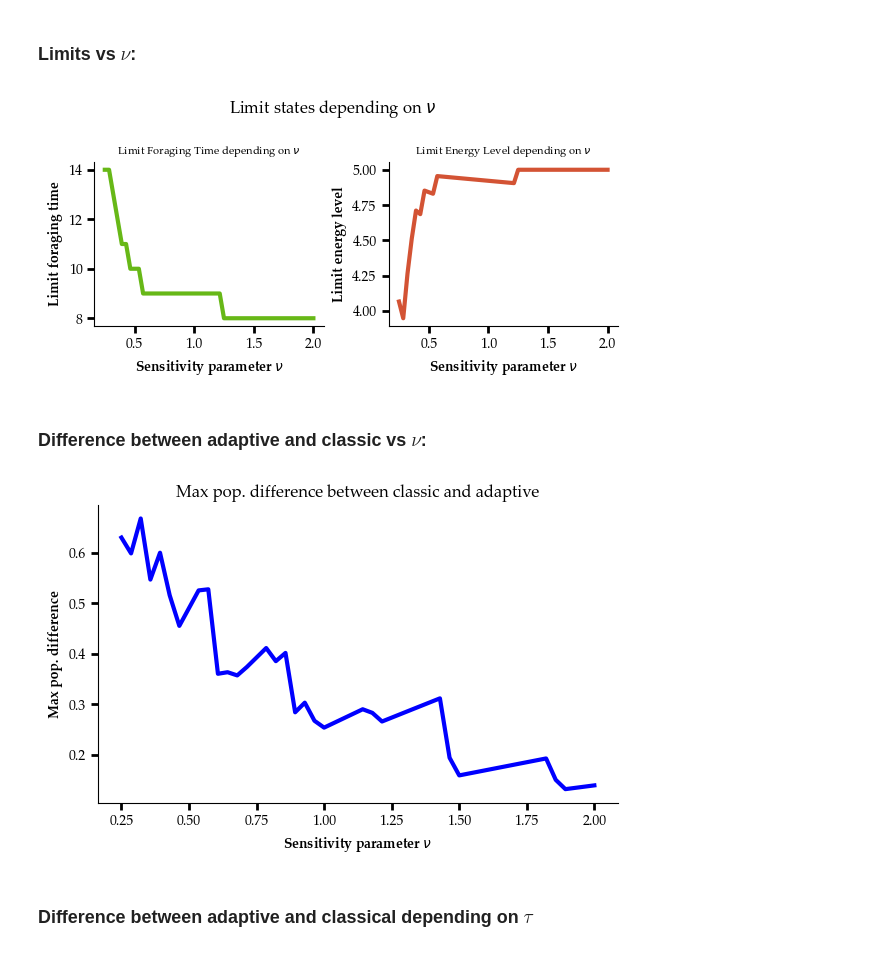
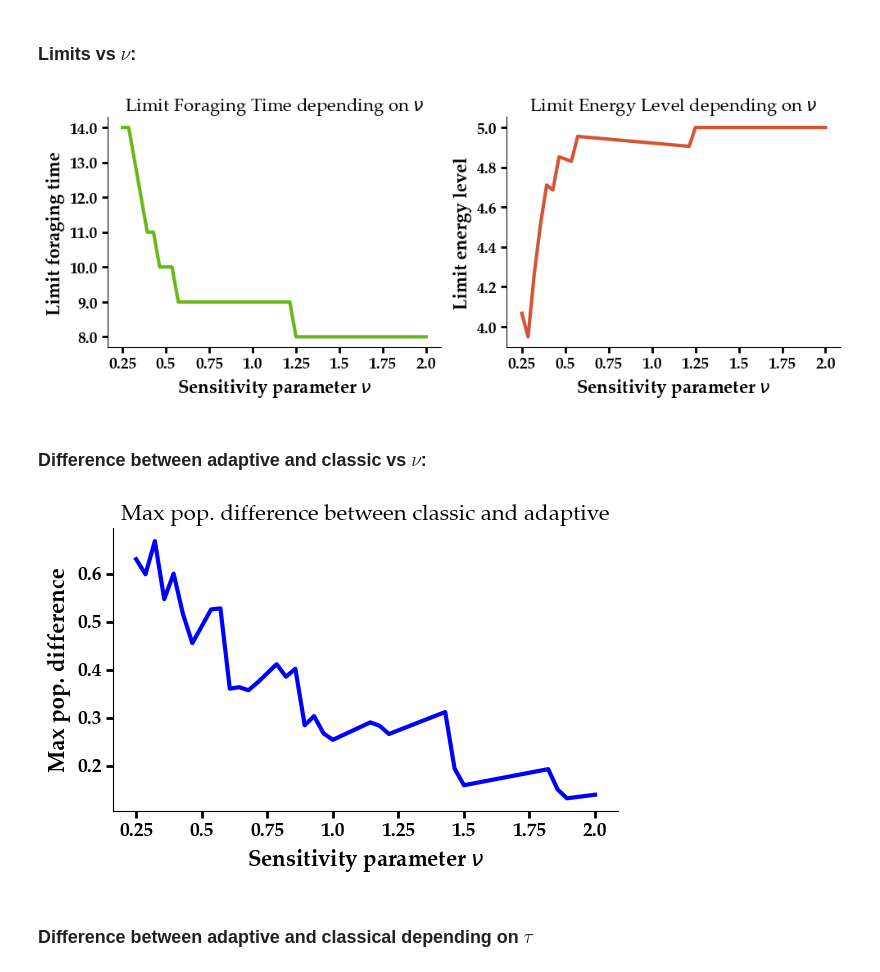
Before and after one commit to JimmyCalvoMonge/adaptiveLogistic, a Jupyter notebook: AdaptiveLogistic.ipynb, the cells around one changed output. Saved outputs shown, nothing was run; the diff lists cells and outputs as text; code cells hidden in the pictures.

```diff
--- a/AdaptiveLogistic.ipynb
+++ b/AdaptiveLogistic.ipynb
@@ -543,43 +521,45 @@ for Nu in tqdm(Nu_vector):
     limit_foraging.append(foraging_vector[-1])
     limit_energy.append(energy_vector[-1])
 # %%
-fig, axs = plt.subplots(nrows=1, ncols=2, figsize=(6,3))
+fig, axs = plt.subplots(nrows=1, ncols=2, figsize=(10,4))
 
 # Adaptive
 axs[0].plot(Nu_vector, limit_foraging, linewidth=3, color='#67B817')
-axs[0].set_title(r'Limit Foraging Time depending on $\nu$', fontsize=8)
+axs[0].set_title(r'Limit Foraging Time depending on $\nu$', fontsize=16)
 axs[0].tick_params(which='major', width=2.00, length=5)
 axs[0].tick_params(which='minor', width=0.75, length=2.5)
 axs[0].xaxis.set_minor_locator(MultipleLocator(5))
 axs[0].spines['right'].set_visible(False)
 axs[0].spines['top'].set_visible(False)
-axs[0].set_xlabel(r'Sensitivity parameter $\nu$', fontsize=10, fontweight='bold')
-axs[0].set_ylabel('Limit foraging time', fontsize=10, fontweight='bold')
-
+axs[0].set_xticklabels(axs[0].get_xticks(), weight='bold', fontsize=14)
+axs[0].set_yticklabels(axs[0].get_yticks(), weight='bold', fontsize=14)
+axs[0].set_xlabel(r'Sensitivity parameter $\nu$', fontsize=16, fontweight='bold')
+axs[0].set_ylabel('Limit foraging time', fontsize=16, fontweight='bold')
 
 axs[1].plot(Nu_vector, limit_energy, linewidth=3, color='#D35334')
-axs[1].set_title(r'Limit Energy Level depending on $\nu$', fontsize=8)
+axs[1].set_title(r'Limit Energy Level depending on $\nu$', fontsize=16)
 axs[1].tick_params(which='major', width=2.00, length=5)
 axs[1].tick_params(which='minor', width=0.75, length=2.5)
 axs[1].xaxis.set_minor_locator(MultipleLocator(5))
 axs[1].spines['right'].set_visible(False)
 axs[1].spines['top'].set_visible(False)
-axs[1].set_xlabel(r'Sensitivity parameter $\nu$', fontsize=10, fontweight='bold')
-axs[1].set_ylabel('Limit energy level', fontsize=10, fontweight='bold')
+axs[1].set_xticklabels(axs[1].get_xticks(), weight='bold', fontsize=14)
+axs[1].set_yticklabels(axs[1].get_yticks().round(2), weight='bold', fontsize=14)
+axs[1].set_xlabel(r'Sensitivity parameter $\nu$', fontsize=16, fontweight='bold')
+axs[1].set_ylabel('Limit energy level', fontsize=16, fontweight='bold')
 
 plt.subplots_adjust(left=0.1,
                 bottom=0.05,
                 right=0.9,
                 top=1.5,
                 wspace=0.4,
                 hspace=0.4)
-
-fig.suptitle(r'Limit states depending on $\nu$')
+# fig.suptitle(r'Limit states depending on $\nu$')
 plt.tight_layout()
 plt.savefig('plots/LimitsDependingOnNu.png')
 plt.show()
 # %% [output]
-[figure, old version]
+[figure, new version]
 # %% [markdown]
 ### Difference between adaptive and classic vs $\nu$:
 # %%
@@ -593,19 +573,21 @@ for Nu in tqdm(Nu_vector):
 
 fig, axs = plt.subplots(nrows=1, ncols=1, figsize=(6,4))
 axs.plot(Nu_vector, difference_vector, color='blue', linewidth=3)
-axs.set_title('Max pop. difference between classic and adaptive', fontsize=12)
+axs.set_title('Max pop. difference between classic and adaptive', fontsize=16)
 axs.tick_params(which='major', width=2.00, length=5)
 axs.tick_params(which='minor', width=0.75, length=2.5)
 axs.xaxis.set_minor_locator(MultipleLocator(5))
 axs.spines['right'].set_visible(False)
 axs.spines['top'].set_visible(False)
-axs.set_xlabel(r'Sensitivity parameter $\nu$', fontsize=10, fontweight='bold')
-axs.set_ylabel('Max pop. difference', fontsize=10, fontweight='bold')
+axs.set_xticklabels(axs.get_xticks(), weight='bold', fontsize=14)
+axs.set_yticklabels(axs.get_yticks().round(2), weight='bold', fontsize=14)
+axs.set_xlabel(r'Sensitivity parameter $\nu$', fontsize=16, fontweight='bold')
+axs.set_ylabel('Max pop. difference', fontsize=16, fontweight='bold')
 plt.tight_layout()
 plt.savefig('plots/DifferenceWithClassicDependingOnNu.png')
 plt.show()
 # %% [output]
-[figure, old version]
+[figure, new version]
 # %% [markdown]
 ### Difference between adaptive and classical depending on $\tau$
 # %%
```
Also changed, not shown: parts of 5 cells of this notebook, 26 other files.
